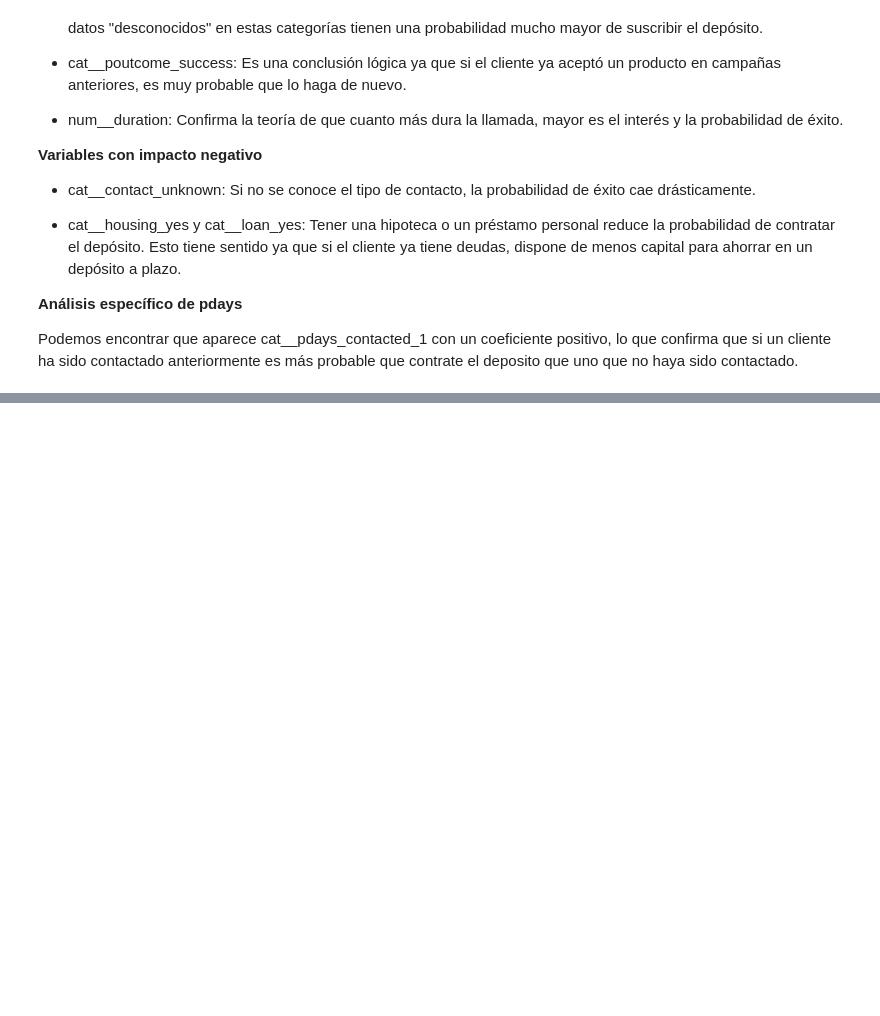
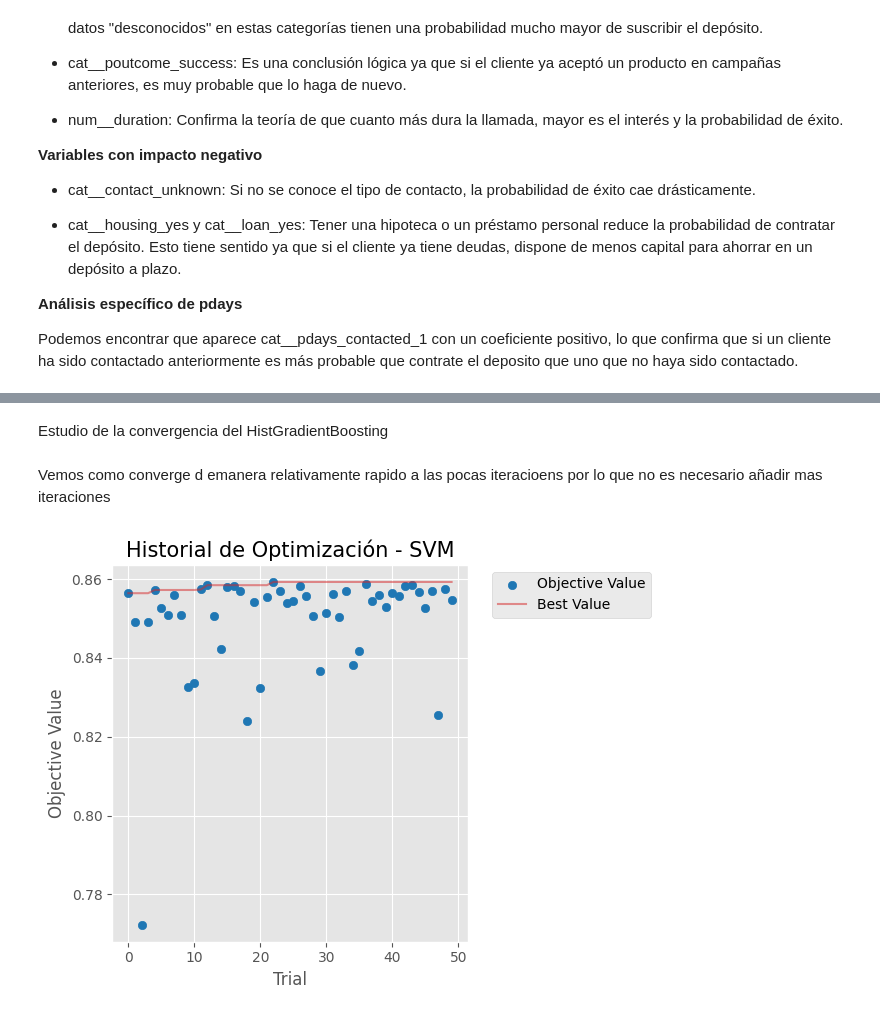
Before and after one commit to 100522320/g81_P1_03_Aprendizaje_Automatico, a Jupyter notebook: notebook_pruebas.ipynb, the cells around one changed output, grey strips where cells are left out. Cells and saved outputs as stored; diff of their text form; code cells hidden in the pictures; blank space fills up the shorter version.

```diff
--- a/notebook_pruebas.ipynb
+++ b/notebook_pruebas.ipynb
@@ -1307,0 +1596,11 @@ Podemos encontrar que aparece cat__pdays_contacted_1 con un coeficiente positivo
+# %% [markdown]
+Estudio de la convergencia del HistGradientBoosting
+# %% [markdown]
+Vemos como converge d emanera relativamente rapido a las pocas iteracioens por lo que no es necesario añadir mas iteraciones
+# %%
+study = hgb_optuna.study_
+plot_optimization_history(study)
+plt.title("Historial de Optimización - SVM", fontsize=15)
+plt.show()
+# %% [output]
+[figure, added]
```
Also changed, not shown: parts of 39 cells of this notebook.
